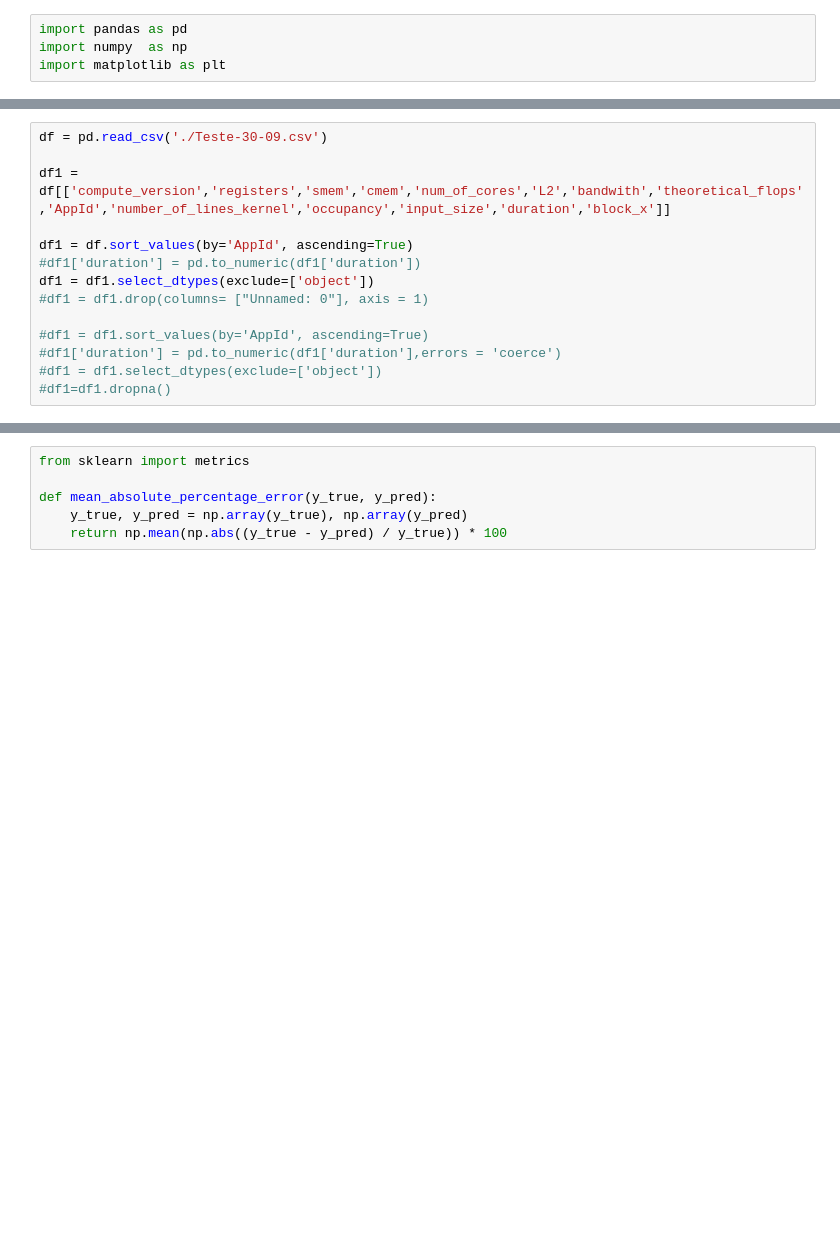
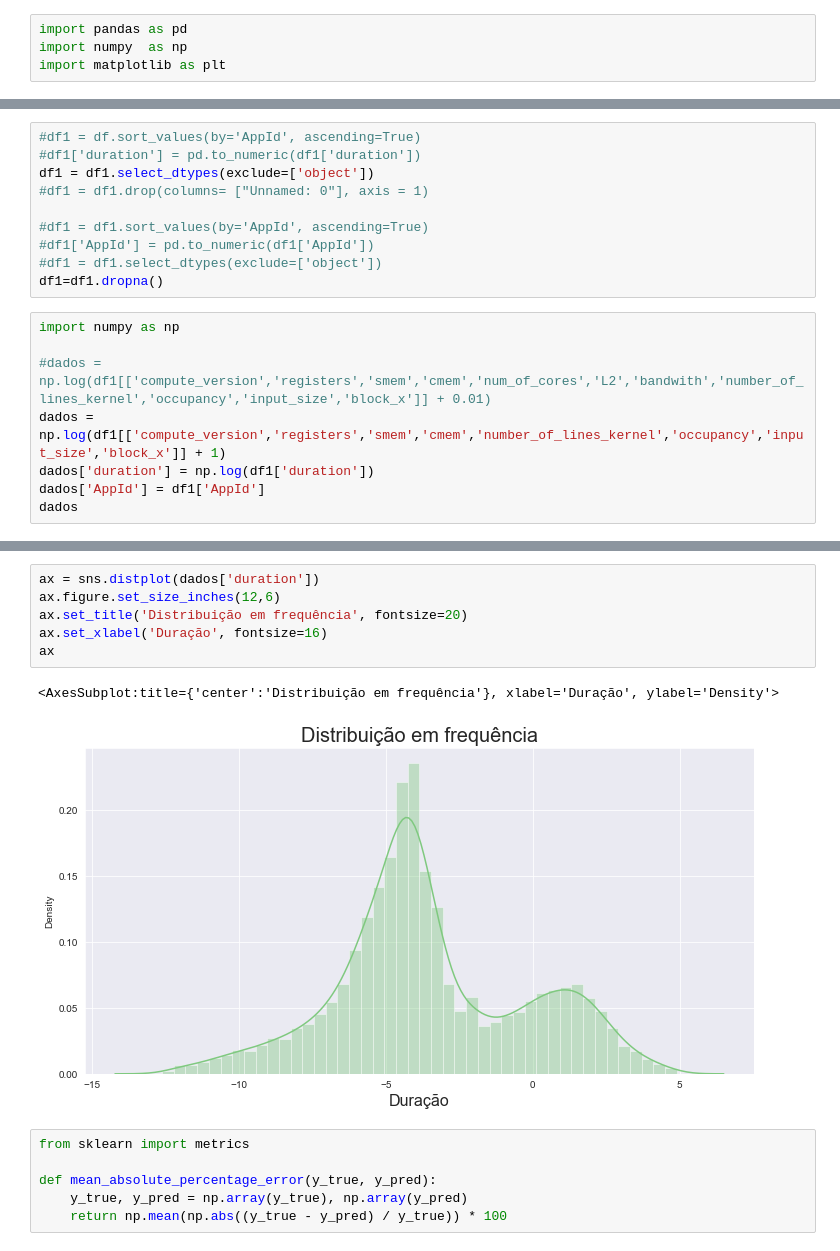
Before and after one commit to luanrsiqueira/cuda_project, a Jupyter notebook: teste.ipynb, the cells around one changed output, grey strips where cells are left out. Cells and saved outputs as stored; diff of their text form; blank space fills up the shorter version.

```diff
--- a/teste.ipynb
+++ b/teste.ipynb
@@ -5,14 +37,18 @@ import matplotlib as plt
 # %%
-df = pd.read_csv('./Teste-30-09.csv')
-
-df1 = df[['compute_version','registers','smem','cmem','num_of_cores','L2','bandwith','theoretical_flops','AppId','number_of_lines_kernel','occupancy','input_size','duration','block_x']]
-
-df1 = df.sort_values(by='AppId', ascending=True)
+#df1 = df.sort_values(by='AppId', ascending=True)
 #df1['duration'] = pd.to_numeric(df1['duration'])
 df1 = df1.select_dtypes(exclude=['object'])
 #df1 = df1.drop(columns= ["Unnamed: 0"], axis = 1)
 
 #df1 = df1.sort_values(by='AppId', ascending=True)
-#df1['duration'] = pd.to_numeric(df1['duration'],errors = 'coerce')
+#df1['AppId'] = pd.to_numeric(df1['AppId'])
 #df1 = df1.select_dtypes(exclude=['object'])
-#df1=df1.dropna()
+df1=df1.dropna()
+# %%
+import numpy as np
+
+#dados = np.log(df1[['compute_version','registers','smem','cmem','num_of_cores','L2','bandwith','number_of_lines_kernel','occupancy','input_size','block_x']] + 0.01)
+dados = np.log(df1[['compute_version','registers','smem','cmem','number_of_lines_kernel','occupancy','input_size','block_x']] + 1)
+dados['duration'] = np.log(df1['duration'])
+dados['AppId'] = df1['AppId']
+dados
@@ -19,3 +69,12 @@ df1 = df1.select_dtypes(exclude=['object'])
+# %%
+ax = sns.distplot(dados['duration'])
+ax.figure.set_size_inches(12,6)
+ax.set_title('Distribuição em frequência', fontsize=20)
+ax.set_xlabel('Duração', fontsize=16)
+ax
+# %% [output]
+<AxesSubplot:title={'center':'Distribuição em frequência'}, xlabel='Duração', ylabel='Density'>
+[figure, added]
 # %%
 from sklearn import metrics
 
```
Also changed, not shown: parts of 9 cells of this notebook, 12 other files.
